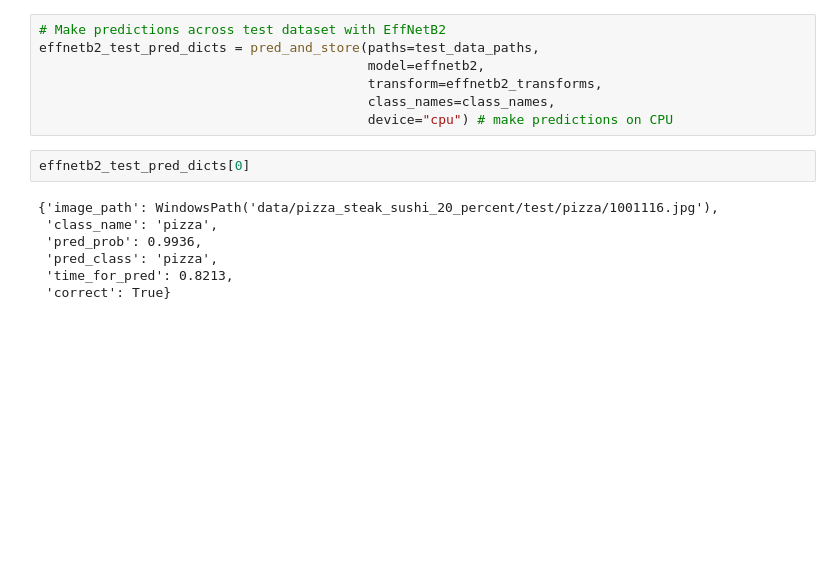
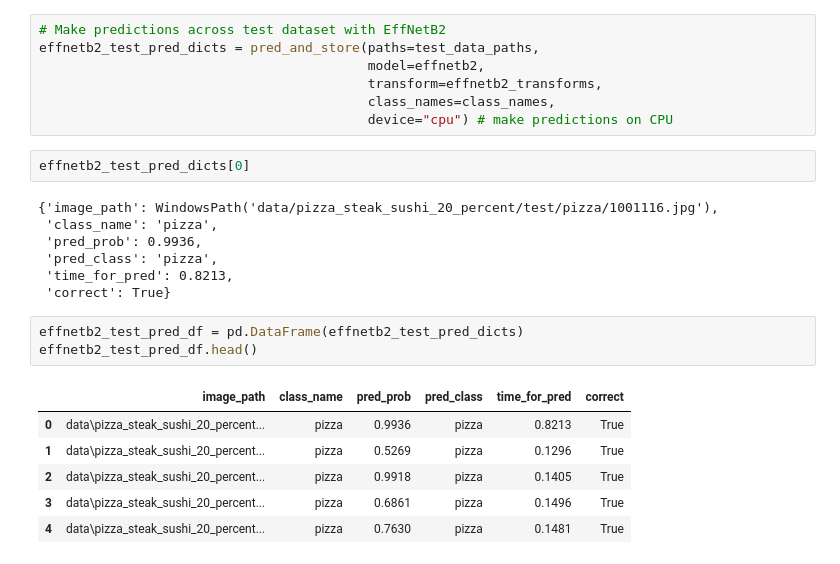
Before and after one commit to ChandulaSenevirathna/PyTorch_Model_Deployment, a Jupyter notebook: model_deploymeNt.ipynb, the cells around one changed output. Drawn from its saved outputs; the diff is of its cells as text; blank space fills up the shorter version.

Commit message:
time findings effinetb2

```diff
--- a/model_deploymeNt.ipynb
+++ b/model_deploymeNt.ipynb
@@ -459,3 +459,13 @@ effnetb2_test_pred_dicts[0]
  'pred_class': 'pizza',
  'time_for_pred': 0.8213,
  'correct': True}
+# %%
+effnetb2_test_pred_df = pd.DataFrame(effnetb2_test_pred_dicts)
+effnetb2_test_pred_df.head()
+# %% [output]
+|  | image_path | class_name | pred_prob | pred_class | time_for_pred | correct |
+| 0 | data\pizza_steak_sushi_20_percent... | pizza | 0.9936 | pizza | 0.8213 | True |
+| 1 | data\pizza_steak_sushi_20_percent... | pizza | 0.5269 | pizza | 0.1296 | True |
+| 2 | data\pizza_steak_sushi_20_percent... | pizza | 0.9918 | pizza | 0.1405 | True |
+| 3 | data\pizza_steak_sushi_20_percent... | pizza | 0.6861 | pizza | 0.1496 | True |
+| 4 | data\pizza_steak_sushi_20_percent... | pizza | 0.7630 | pizza | 0.1481 | True |
```
Also changed, not shown: parts of 4 cells of this notebook.
